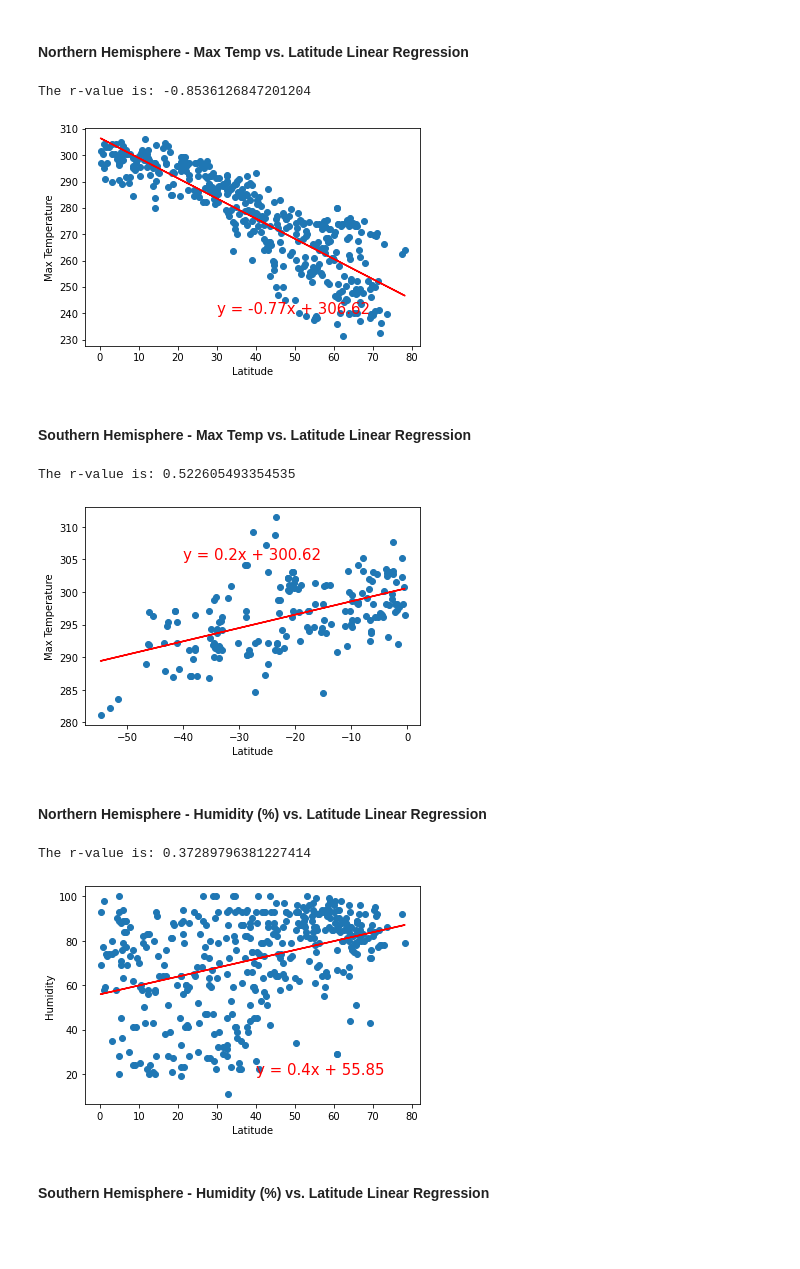
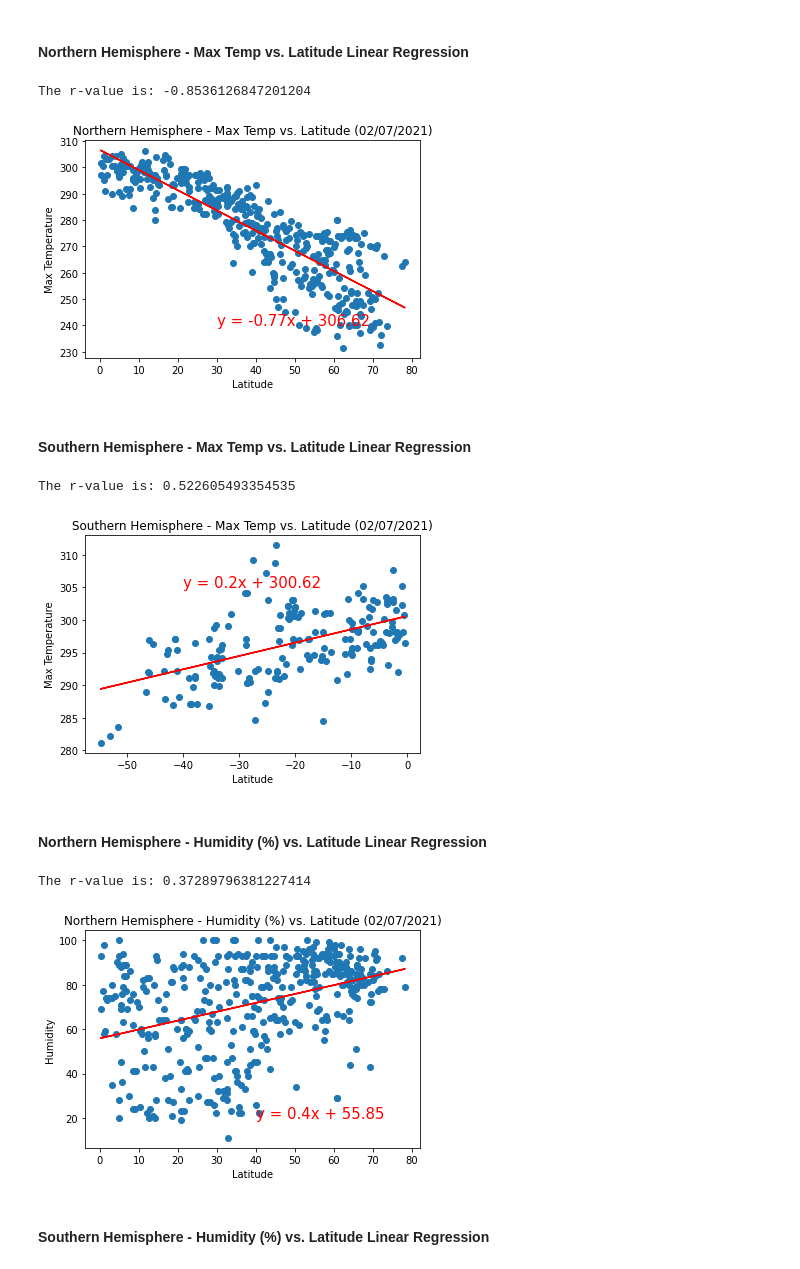
Before and after one commit to mchua004/python-api-challenge, a Jupyter notebook: WeatherPy/WeatherPy.ipynb, the cells around one changed output. Drawn from its saved outputs; the diff is of its cells as text; code cells hidden in the pictures; blank space fills up the shorter version.

```diff
--- a/WeatherPy/WeatherPy.ipynb
+++ b/WeatherPy/WeatherPy.ipynb
@@ -326,13 +291,14 @@ line_eq = "y = " + str(round(slope,2)) + "x + " + str(round(intercept,2))
 plt.scatter(x_values,y_values)
 plt.plot(x_values,regress_values,"r-")
 plt.annotate(line_eq,(30,240),fontsize=15,color="red")
+plt.title("Northern Hemisphere - Max Temp vs. Latitude (02/07/2021)")
 plt.xlabel('Latitude')
 plt.ylabel('Max Temperature')
 print(f"The r-value is: {rvalue}")
 plt.show()
 # %% [output]
 The r-value is: -0.8536126847201204
-[figure, old version]
+[figure, new version]
 # %% [markdown]
 ####  Southern Hemisphere - Max Temp vs. Latitude Linear Regression
 # %%
@@ -347,34 +313,36 @@ line_eq = "y = " + str(round(slope,2)) + "x + " + str(round(intercept,2))
 plt.scatter(x_values,y_values)
 plt.plot(x_values,regress_values,"r-")
 plt.annotate(line_eq,(-40,305),fontsize=15,color="red")
+plt.title("Southern Hemisphere - Max Temp vs. Latitude (02/07/2021)")
 plt.xlabel('Latitude')
 plt.ylabel('Max Temperature')
 print(f"The r-value is: {rvalue}")
 plt.show()
 # %% [output]
 The r-value is: 0.522605493354535
-[figure, old version]
+[figure, new version]
 # %% [markdown]
 ####  Northern Hemisphere - Humidity (%) vs. Latitude Linear Regression
 # %%
 north_humid_lat = city_weather_df[["Lat", "Humidity"]].loc[city_weather_df["Lat"] > 0, :]
 
 x_values = north_humid_lat['Lat']
 y_values = north_humid_lat['Humidity']
 
 (slope, intercept, rvalue, pvalue, stderr) = linregress(x_values, y_values)
 regress_values = x_values * slope + intercept
 line_eq = "y = " + str(round(slope,2)) + "x + " + str(round(intercept,2))
 plt.scatter(x_values,y_values)
 plt.plot(x_values,regress_values,"r-")
 plt.annotate(line_eq,(40,20),fontsize=15,color="red")
+plt.title("Northern Hemisphere - Humidity (%) vs. Latitude (02/07/2021)")
 plt.xlabel('Latitude')
 plt.ylabel('Humidity')
 print(f"The r-value is: {rvalue}")
 plt.show()
 # %% [output]
 The r-value is: 0.37289796381227414
-[figure, old version]
+[figure, new version]
 # %% [markdown]
 ####  Southern Hemisphere - Humidity (%) vs. Latitude Linear Regression
 # %%
```
Also changed, not shown: parts of 9 cells of this notebook, 1 other file.
